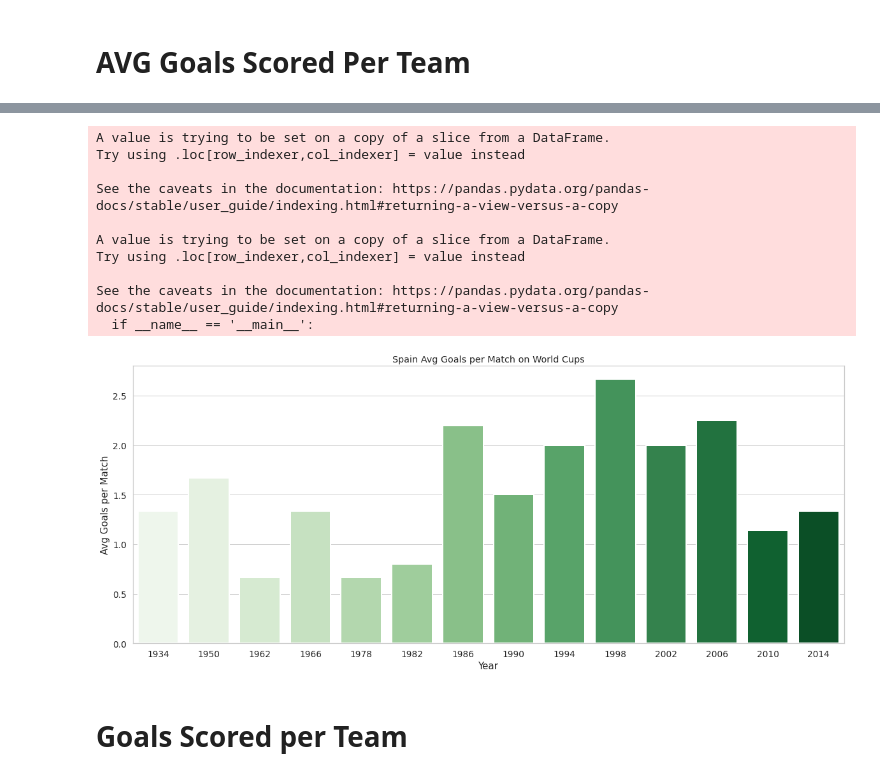
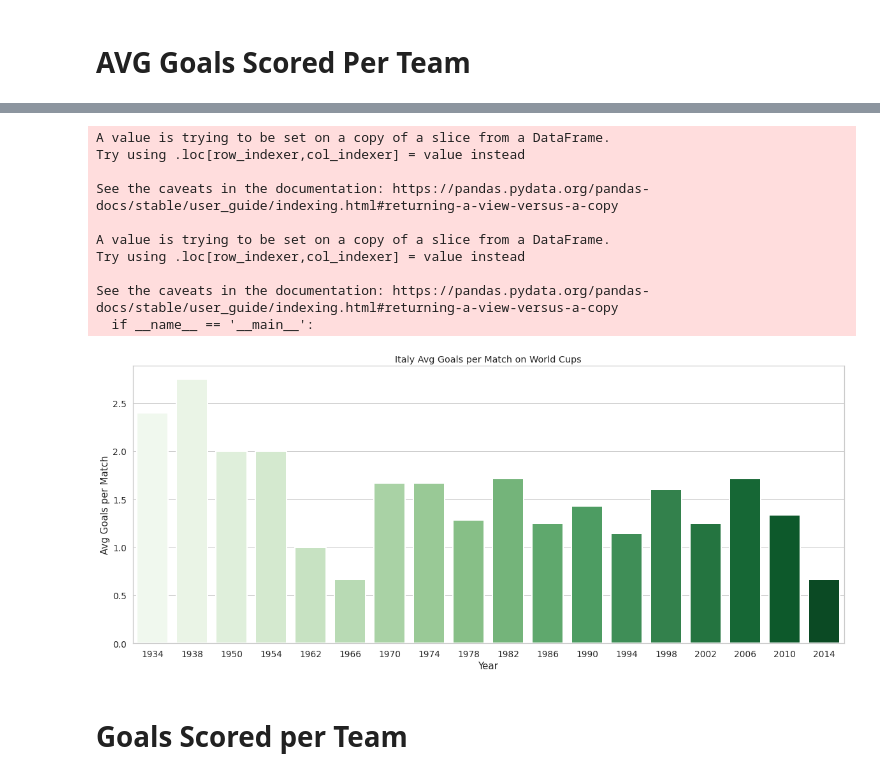
Before and after one commit to princeKike27/Fifa-World-Cup, a Jupyter notebook: FIFA_World_Cup.ipynb, the cells around one changed output, grey strips where cells are left out. Cells and saved outputs as stored; diff of their text form; code cells hidden in the pictures.

```diff
--- a/FIFA_World_Cup.ipynb
+++ b/FIFA_World_Cup.ipynb
@@ -171,20 +279,20 @@ def avg_goals_scored(country_info):
   plt.show()
 # %%
 # function test
-test_country = country_info('Spain', df_matches)
+test_country = country_info('Italy', df_matches)
 test_avg_goals_scored = avg_goals_scored(test_country)
 # %% [output]
 A value is trying to be set on a copy of a slice from a DataFrame.
 Try using .loc[row_indexer,col_indexer] = value instead
 
 See the caveats in the documentation: https://pandas.pydata.org/pandas-docs/stable/user_guide/indexing.html#returning-a-view-versus-a-copy
 
 A value is trying to be set on a copy of a slice from a DataFrame.
 Try using .loc[row_indexer,col_indexer] = value instead
 
 See the caveats in the documentation: https://pandas.pydata.org/pandas-docs/stable/user_guide/indexing.html#returning-a-view-versus-a-copy
   if __name__ == '__main__':
-[figure, old version]
+[figure, new version]
 # %% [markdown]
 # Goals Scored per Team
 # %%
```
Also changed, not shown: parts of 27 cells of this notebook.
